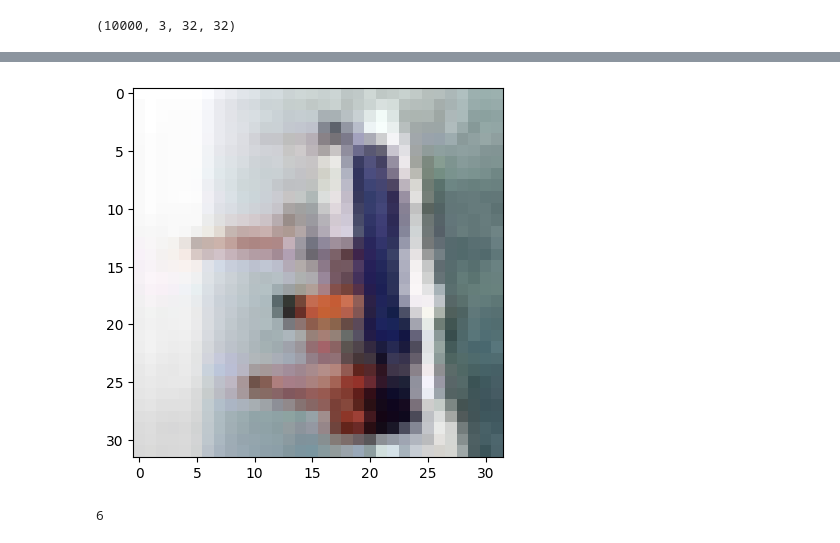
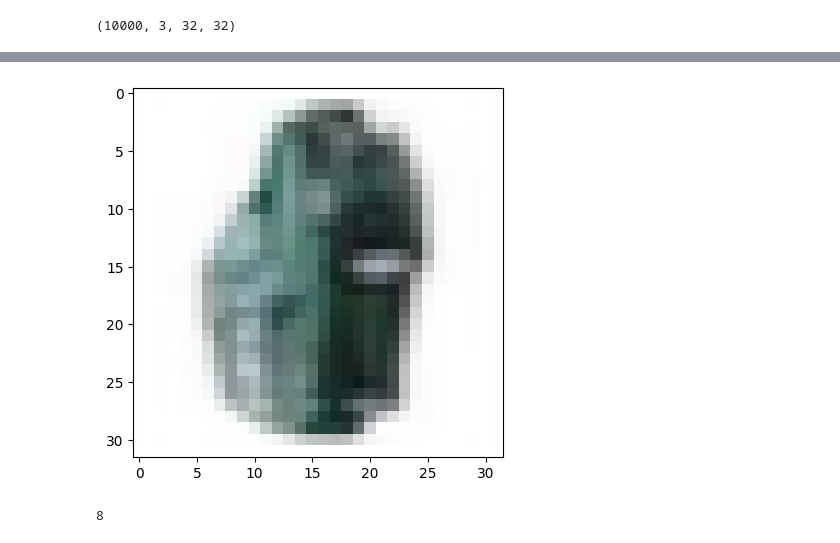
Before and after one commit to Bronomor/HashMaster, a Jupyter notebook: 1.LSH/LSH.ipynb, the cells around one changed output, grey strips where cells are left out. Drawn from its saved outputs; the diff is of its cells as text; code cells hidden in the pictures.

```diff
--- a/1.LSH/LSH.ipynb
+++ b/1.LSH/LSH.ipynb
@@ -243,9 +260,9 @@ labels[4875]
 # %%
-plt.imshow(images[7900].reshape(3,32,32).T, interpolation='nearest')
+plt.imshow(images[6495].reshape(3,32,32).T, interpolation='nearest')
 plt.show()
 # %% [output]
-[figure, old version]
+[figure, new version]
 # %%
-labels[9275]
+labels[4828]
 # %% [output]
-6
+8
```
Also changed, not shown: parts of 13 cells of this notebook, 1 other file.
